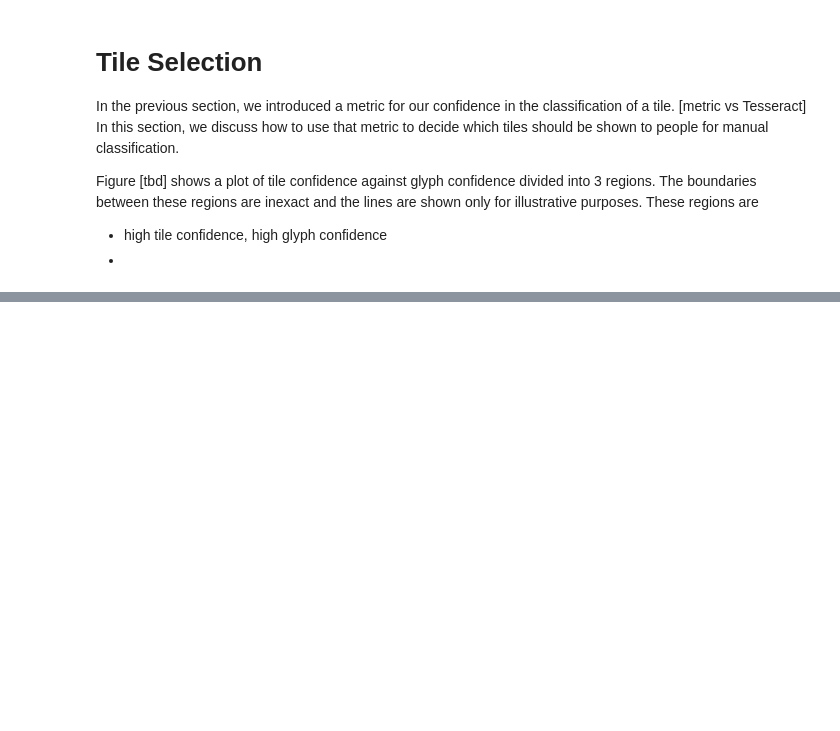
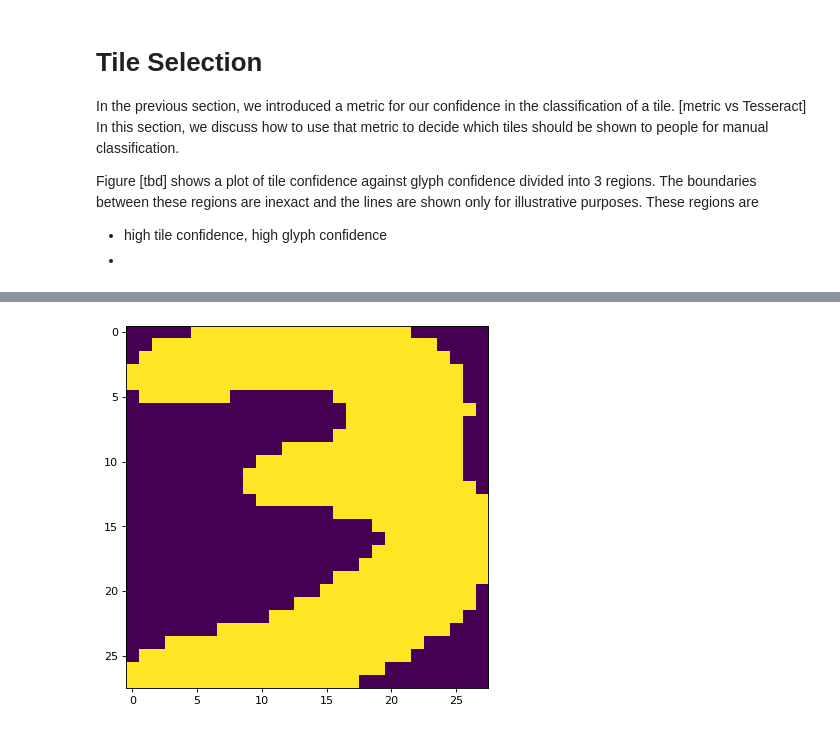
Before and after one commit to ggdhines/historical-transcriptions, a Jupyter notebook: notebooks/glyph estimation.ipynb, the cells around one changed output, grey strips where cells are left out. Cells and saved outputs as stored; diff of their text form; code cells hidden in the pictures; blank space fills up the shorter version.

```diff
--- a/notebooks/glyph estimation.ipynb
+++ b/notebooks/glyph estimation.ipynb
@@ -329,0 +378,10 @@ confidence_df[m].sort_values("tile confidence")
+# %%
+index = glyph_lookup.index("3")
+
+fig = plt.figure(num=None, figsize=(6, 6), dpi=80, facecolor='w', edgecolor='k')
+ax = fig.add_subplot(111)
+ax.imshow(mean_glyphs[index,:,:] < 250)
+
+plt.show()
+# %% [output]
+[figure, added]
```
Also changed, not shown: parts of 7 cells of this notebook.
